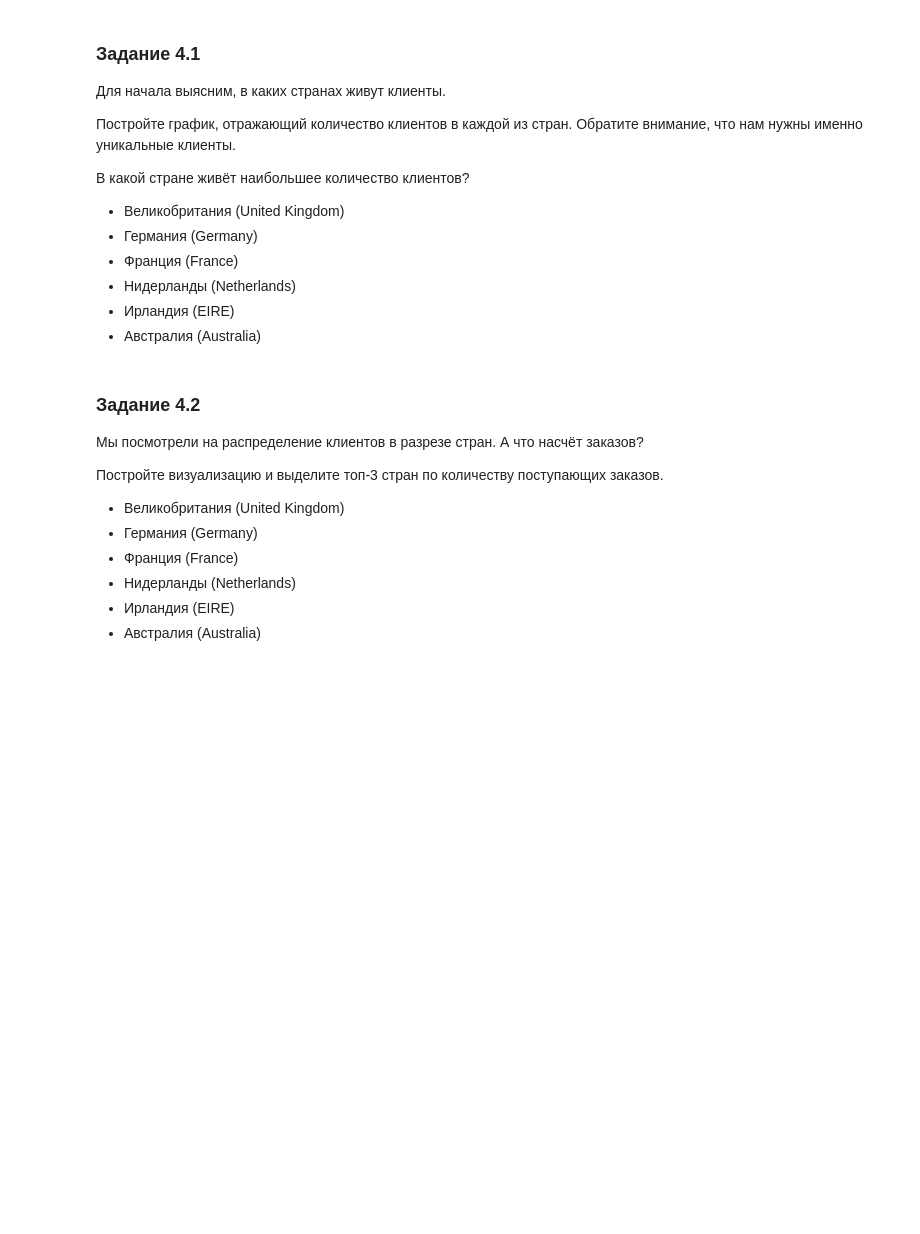
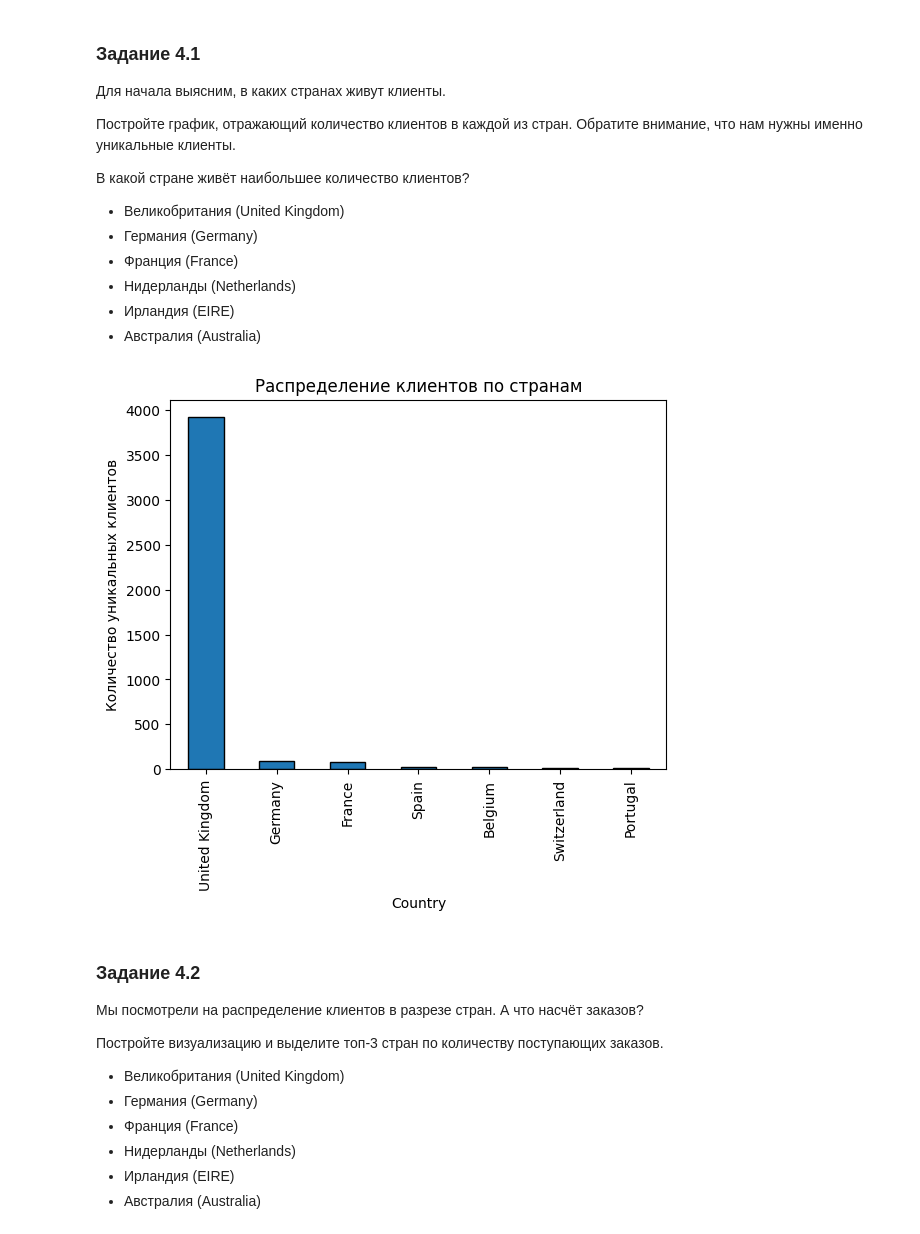
Before and after one commit to Mekhty111/Customer_Segmentation, a Jupyter notebook: Project-6. Ноутбук-шаблон.ipynb, the cells around one changed output. Drawn from its saved outputs; the diff is of its cells as text; code cells hidden in the pictures; blank space fills up the shorter version.

```diff
--- a/Project-6. Ноутбук-шаблон.ipynb
+++ b/Project-6. Ноутбук-шаблон.ipynb
@@ -503,6 +492,20 @@ dtype: int64
 * Нидерланды (Netherlands)
 * Ирландия (EIRE)
 * Австралия (Australia)
+# %%
+country_counts = (
+    data.drop_duplicates(subset=['CustomerID'])
+        .groupby('Country')['CustomerID']
+        .count()
+        .sort_values(ascending=False)
+)[:7]
+
+country_counts.plot(kind='bar')
+plt.ylabel('Количество уникальных клиентов')
+plt.title('Распределение клиентов по странам')
+plt.show()
+# %% [output]
+[figure, added]
 # %% [markdown]
 ### Задание 4.2
 Мы посмотрели на распределение клиентов в разрезе стран. А что насчёт заказов?
```
Also changed, not shown: parts of 3 cells of this notebook.
